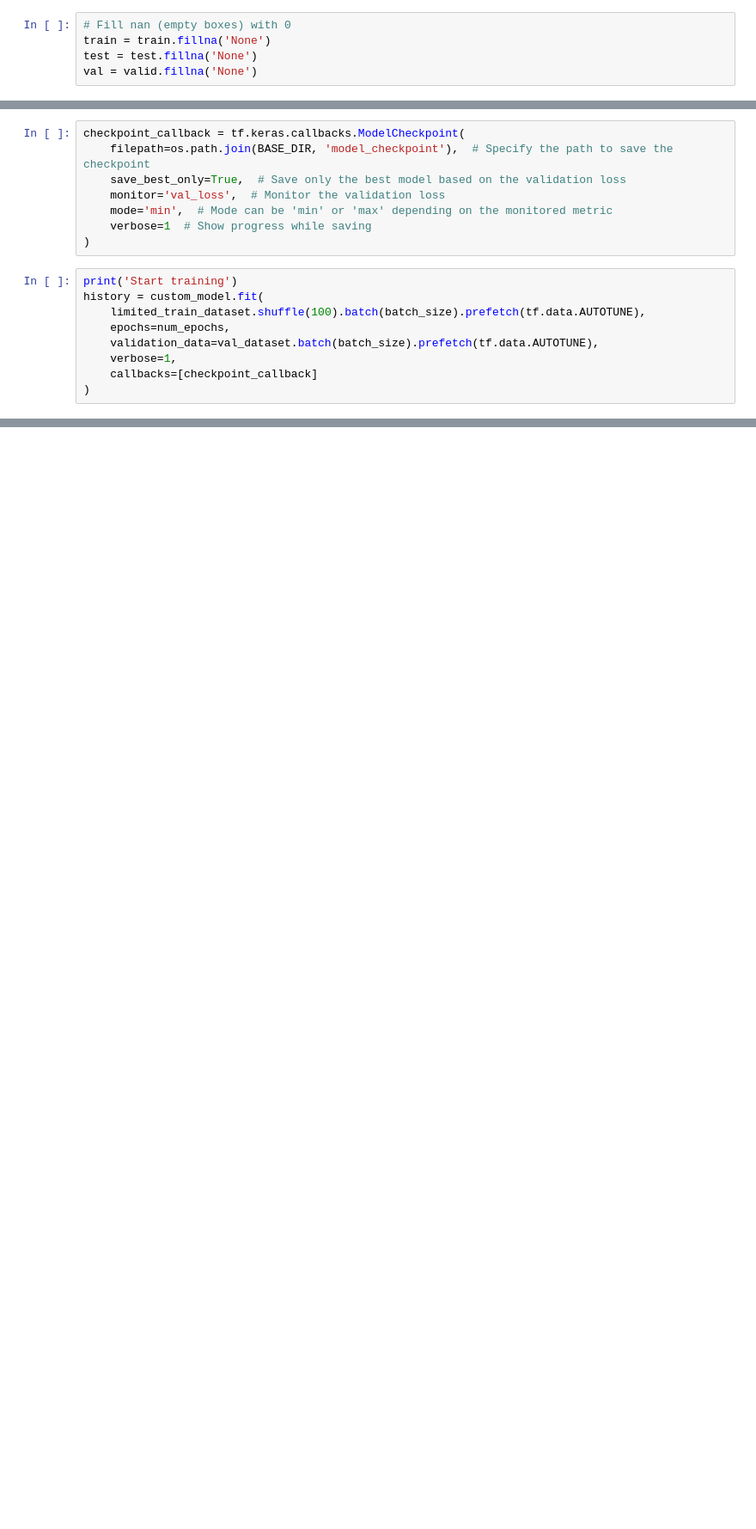
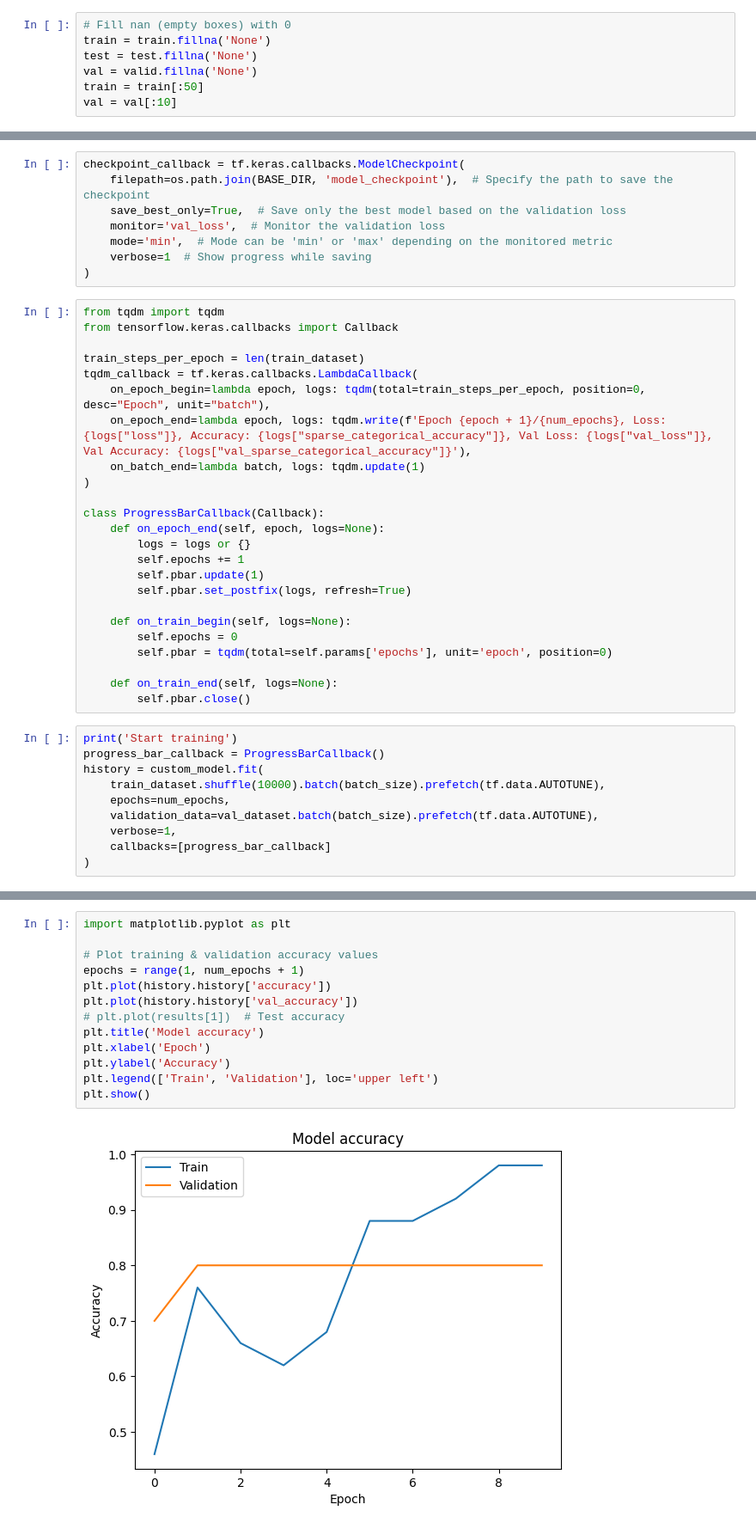
Before and after one commit to LizaAmatya/FakeNewsDetection, a Jupyter notebook: training_binary.ipynb, the cells around one changed output, grey strips where cells are left out. Shown: that part at 86% size. Saved outputs shown, nothing was run; the diff lists cells and outputs as text; blank space fills up the shorter version.

```diff
--- a/training_binary.ipynb
+++ b/training_binary.ipynb
@@ -33,6 +47,8 @@ valid = pd.read_csv(validation_path, sep="\t", header=None, names=column_labels)
 train = train.fillna('None')
 test = test.fillna('None')
 val = valid.fillna('None')
+train = train[:50]
+val = val[:10]
 # %% [markdown]
 Mapping to binary classes
 # %%
@@ -139,12 +249,37 @@ checkpoint_callback = tf.keras.callbacks.ModelCheckpoint(
     mode='min',  # Mode can be 'min' or 'max' depending on the monitored metric
     verbose=1  # Show progress while saving
 )
+# %%
+from tqdm import tqdm
+from tensorflow.keras.callbacks import Callback
+
+train_steps_per_epoch = len(train_dataset)
+tqdm_callback = tf.keras.callbacks.LambdaCallback(
+    on_epoch_begin=lambda epoch, logs: tqdm(total=train_steps_per_epoch, position=0, desc="Epoch", unit="batch"),
+    on_epoch_end=lambda epoch, logs: tqdm.write(f'Epoch {epoch + 1}/{num_epochs}, Loss: {logs["loss"]}, Accuracy: {logs["sparse_categorical_accuracy"]}, Val Loss: {logs["val_loss"]}, Val Accuracy: {logs["val_sparse_categorical_accuracy"]}'),
+    on_batch_end=lambda batch, logs: tqdm.update(1)
+)
+
+class ProgressBarCallback(Callback):
+    def on_epoch_end(self, epoch, logs=None):
+        logs = logs or {}
+        self.epochs += 1
+        self.pbar.update(1)
+        self.pbar.set_postfix(logs, refresh=True)
+
+    def on_train_begin(self, logs=None):
+        self.epochs = 0
+        self.pbar = tqdm(total=self.params['epochs'], unit='epoch', position=0)
+
+    def on_train_end(self, logs=None):
+        self.pbar.close()
 # %%
 print('Start training')
+progress_bar_callback = ProgressBarCallback()
 history = custom_model.fit(
-    limited_train_dataset.shuffle(100).batch(batch_size).prefetch(tf.data.AUTOTUNE),
+    train_dataset.shuffle(10000).batch(batch_size).prefetch(tf.data.AUTOTUNE),
     epochs=num_epochs,
     validation_data=val_dataset.batch(batch_size).prefetch(tf.data.AUTOTUNE),
     verbose=1,
-    callbacks=[checkpoint_callback]
+    callbacks=[progress_bar_callback]
 )
@@ -153,0 +367,15 @@ custom_model.save_pretrained(os.path.join(BASE_DIR, 'trained_model'))
+# %%
+import matplotlib.pyplot as plt
+
+# Plot training & validation accuracy values
+epochs = range(1, num_epochs + 1)
+plt.plot(history.history['accuracy'])
+plt.plot(history.history['val_accuracy'])
+# plt.plot(results[1])  # Test accuracy
+plt.title('Model accuracy')
+plt.xlabel('Epoch')
+plt.ylabel('Accuracy')
+plt.legend(['Train', 'Validation'], loc='upper left')
+plt.show()
+# %% [output]
+[figure, added]
```
Also changed, not shown: parts of 33 cells of this notebook.
